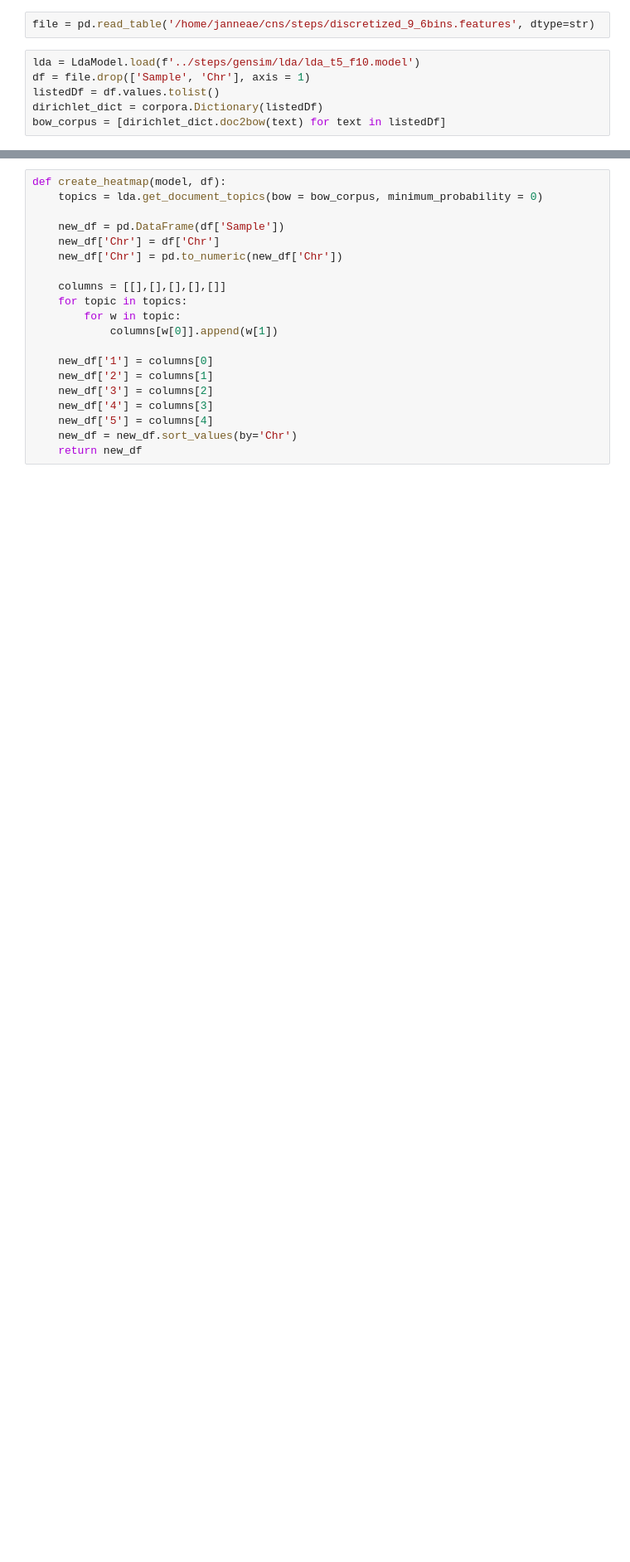
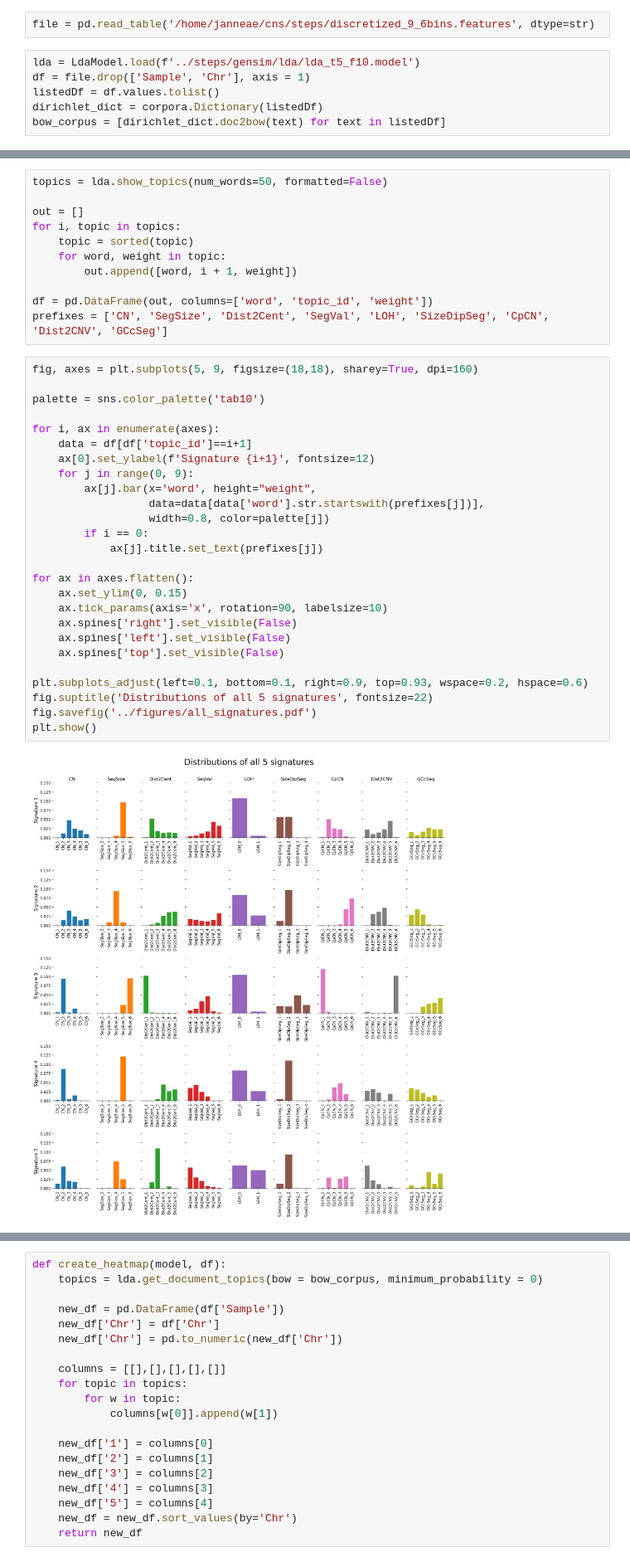
Before and after one commit to janneah/cns, a Jupyter notebook: notebooks/resultvisualisation.ipynb, the cells around one changed output, grey strips where cells are left out. Shown at 83% size. Cells and saved outputs as stored; diff of their text form; blank space fills up the shorter version.

```diff
--- a/notebooks/resultvisualisation.ipynb
+++ b/notebooks/resultvisualisation.ipynb
@@ -20,0 +22,39 @@ bow_corpus = [dirichlet_dict.doc2bow(text) for text in listedDf]
+# %%
+topics = lda.show_topics(num_words=50, formatted=False)
+
+out = []
+for i, topic in topics:
+    topic = sorted(topic)
+    for word, weight in topic:
+        out.append([word, i + 1, weight])
+
+df = pd.DataFrame(out, columns=['word', 'topic_id', 'weight'])
+prefixes = ['CN', 'SegSize', 'Dist2Cent', 'SegVal', 'LOH', 'SizeDipSeg', 'CpCN', 'Dist2CNV', 'GCcSeg']
+# %%
+fig, axes = plt.subplots(5, 9, figsize=(18,18), sharey=True, dpi=160)
+
+palette = sns.color_palette('tab10')
+
+for i, ax in enumerate(axes):
+    data = df[df['topic_id']==i+1]
+    ax[0].set_ylabel(f'Signature {i+1}', fontsize=12)
+    for j in range(0, 9):
+        ax[j].bar(x='word', height="weight",
+                  data=data[data['word'].str.startswith(prefixes[j])],
+                  width=0.8, color=palette[j])
+        if i == 0:
+            ax[j].title.set_text(prefixes[j])
+
+for ax in axes.flatten():
+    ax.set_ylim(0, 0.15)
+    ax.tick_params(axis='x', rotation=90, labelsize=10)
+    ax.spines['right'].set_visible(False)
+    ax.spines['left'].set_visible(False)
+    ax.spines['top'].set_visible(False)
+
+plt.subplots_adjust(left=0.1, bottom=0.1, right=0.9, top=0.93, wspace=0.2, hspace=0.6)
+fig.suptitle('Distributions of all 5 signatures', fontsize=22)
+fig.savefig('../figures/all_signatures.pdf')
+plt.show()
+# %% [output]
+[figure, added]
```
Also changed, not shown: parts of 5 cells of this notebook, 2 other files.
